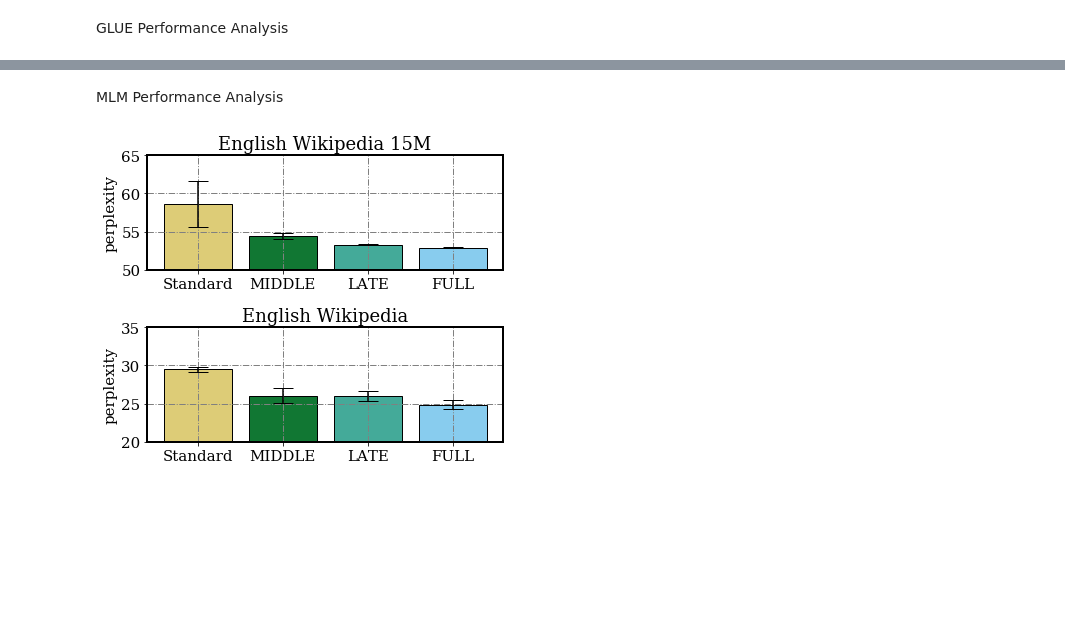
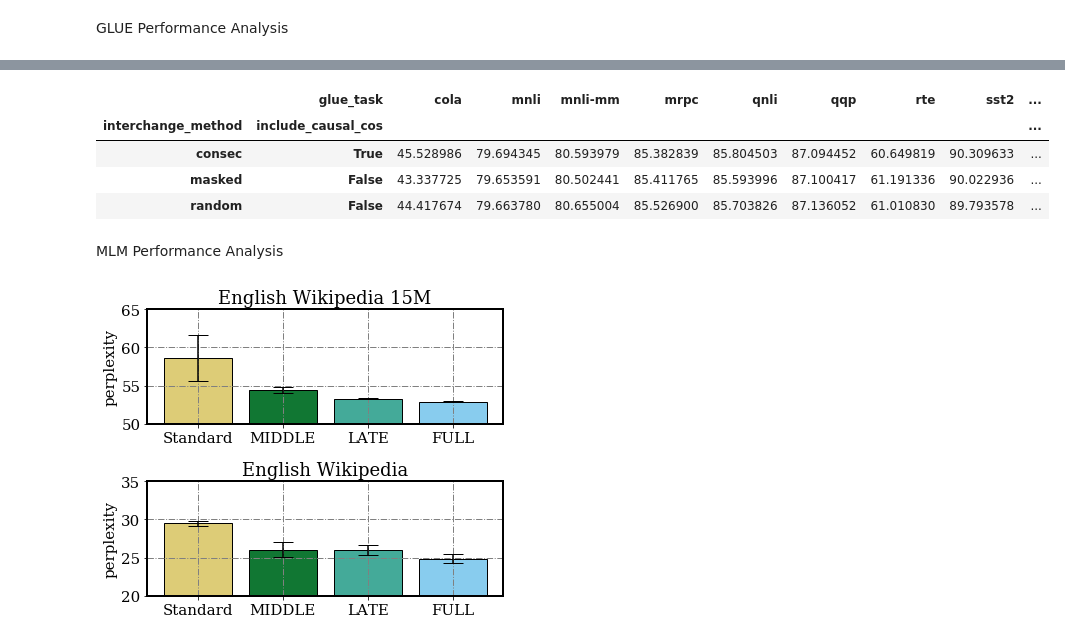
Before and after one commit to frankaging/Causal-Distill, a Jupyter notebook: distillation/performance_analysis.ipynb, the cells around one changed output, grey strips where cells are left out. Saved outputs shown, nothing was run; the diff lists cells and outputs as text; code cells hidden in the pictures; blank space fills up the shorter version.

```diff
--- a/distillation/performance_analysis.ipynb
+++ b/distillation/performance_analysis.ipynb
@@ -54,3 +51,15 @@ glue_task_df.pivot_table('performance', ['neuron_mapping'], 'glue_task')*100
+# %%
+df = pd.read_csv ("../glue_evaluation_results.csv")
+# %%
+glue_task_df = df.groupby(['interchange_method', 'include_causal_cos', 'glue_task'])["performance"].median().reset_index()
+# %%
+glue_task_df.pivot_table('performance', ['interchange_method', 'include_causal_cos'], 'glue_task')*100
+# %% [output]
+|  | glue_task | cola | mnli | mnli-mm | mrpc | qnli | qqp | rte | sst2 | ... |
+| interchange_method | include_causal_cos |  |  |  |  |  |  |  |  | ... |
+| consec | True | 45.528986 | 79.694345 | 80.593979 | 85.382839 | 85.804503 | 87.094452 | 60.649819 | 90.309633 | ... |
+| masked | False | 43.337725 | 79.653591 | 80.502441 | 85.411765 | 85.593996 | 87.100417 | 61.191336 | 90.022936 | ... |
+| random | False | 44.417674 | 79.663780 | 80.655004 | 85.526900 | 85.703826 | 87.136052 | 61.010830 | 89.793578 | ... |
 # %% [markdown]
 MLM Performance Analysis
 # %%
```
Also changed, not shown: parts of 11 cells of this notebook, 4 other files.
